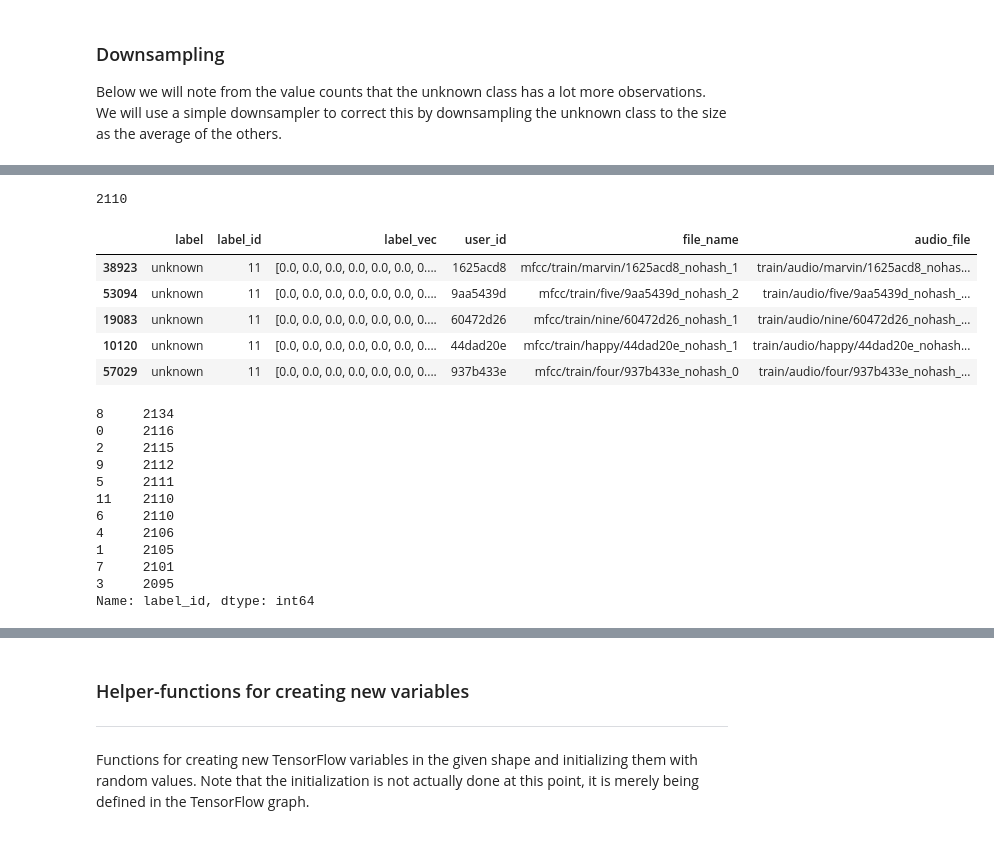
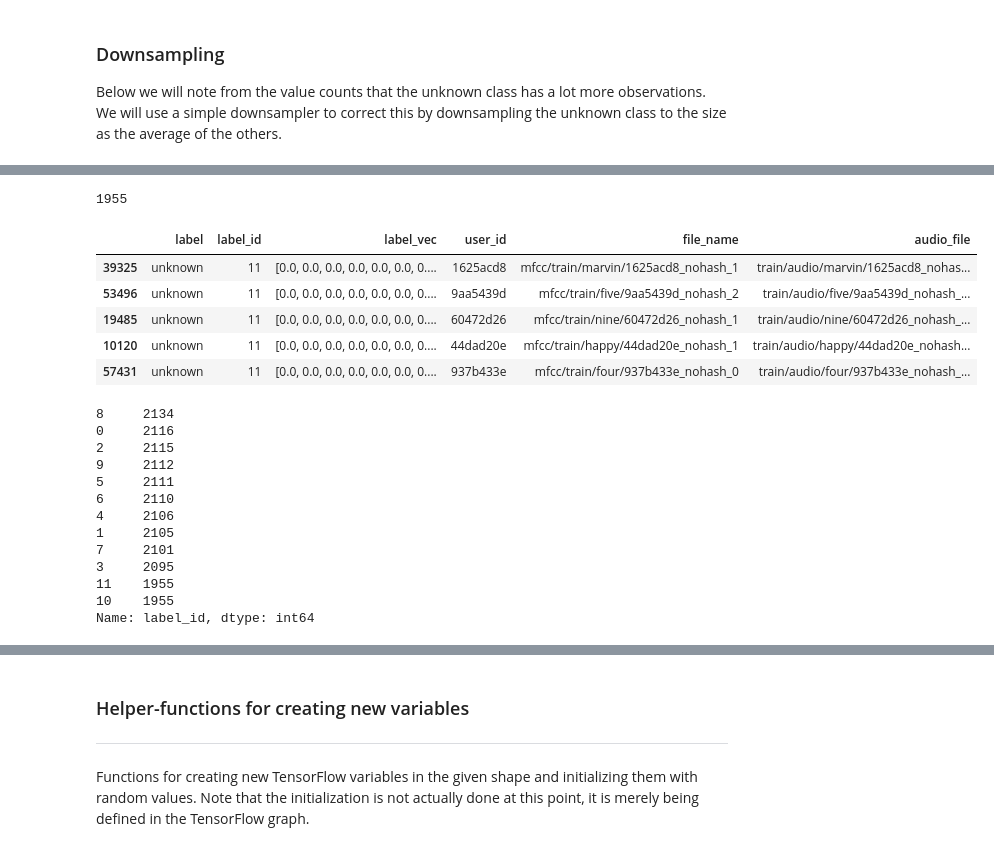
Before and after one commit to Eric-Ens/Speech_Recognition, a Jupyter notebook: 11_class_CNN.ipynb, the cells around one changed output, grey strips where cells are left out. Drawn from its saved outputs; the diff is of its cells as text; code cells hidden in the pictures.

```diff
--- a/11_class_CNN.ipynb
+++ b/11_class_CNN.ipynb
@@ -186,25 +188,30 @@ Name: label_id, dtype: int64
 # %%
 avg_size = np.int(train_df[train_df['label_id'] != 11]['label_id'].value_counts().mean())
 print(avg_size)
 df_maj = train_df[train_df['label_id'] == 11]
-#df_min = train_df[train_df['label_id'] == 10]
-df_rest = train_df[train_df['label_id'] != 11]
+df_min = train_df[train_df['label_id'] == 10]
+df_rest = train_df[train_df['label_id'] < 10]
 
 df_majority_downsampled = resample(df_maj,
                                    replace=False,    # sample without replacement
                                    n_samples=avg_size,
                                    random_state=5)
 
-train_DS = pd.concat([df_majority_downsampled, df_rest]) # This will be the dataframe we use in the program
+df_minority_upsampled = resample(df_min,
+                                 n_samples = avg_size,
+                                 random_state=5)
+
+# This will be the dataframe we use in the program
+train_DS = pd.concat([df_majority_downsampled, df_minority_upsampled, df_rest])
 train_DS.head()
 # %% [output]
-2110
+1955
 |  | label | label_id | label_vec | user_id | file_name | audio_file |
-| 38923 | unknown | 11 | [0.0, 0.0, 0.0, 0.0, 0.0, 0.0, 0.... | 1625acd8 | mfcc/train/marvin/1625acd8_nohash_1 | train/audio/marvin/1625acd8_nohas... |
-| 53094 | unknown | 11 | [0.0, 0.0, 0.0, 0.0, 0.0, 0.0, 0.... | 9aa5439d | mfcc/train/five/9aa5439d_nohash_2 | train/audio/five/9aa5439d_nohash_... |
-| 19083 | unknown | 11 | [0.0, 0.0, 0.0, 0.0, 0.0, 0.0, 0.... | 60472d26 | mfcc/train/nine/60472d26_nohash_1 | train/audio/nine/60472d26_nohash_... |
+| 39325 | unknown | 11 | [0.0, 0.0, 0.0, 0.0, 0.0, 0.0, 0.... | 1625acd8 | mfcc/train/marvin/1625acd8_nohash_1 | train/audio/marvin/1625acd8_nohas... |
+| 53496 | unknown | 11 | [0.0, 0.0, 0.0, 0.0, 0.0, 0.0, 0.... | 9aa5439d | mfcc/train/five/9aa5439d_nohash_2 | train/audio/five/9aa5439d_nohash_... |
+| 19485 | unknown | 11 | [0.0, 0.0, 0.0, 0.0, 0.0, 0.0, 0.... | 60472d26 | mfcc/train/nine/60472d26_nohash_1 | train/audio/nine/60472d26_nohash_... |
 | 10120 | unknown | 11 | [0.0, 0.0, 0.0, 0.0, 0.0, 0.0, 0.... | 44dad20e | mfcc/train/happy/44dad20e_nohash_1 | train/audio/happy/44dad20e_nohash... |
-| 57029 | unknown | 11 | [0.0, 0.0, 0.0, 0.0, 0.0, 0.0, 0.... | 937b433e | mfcc/train/four/937b433e_nohash_0 | train/audio/four/937b433e_nohash_... |
+| 57431 | unknown | 11 | [0.0, 0.0, 0.0, 0.0, 0.0, 0.0, 0.... | 937b433e | mfcc/train/four/937b433e_nohash_0 | train/audio/four/937b433e_nohash_... |
 # %%
 train_DS['label_id'].value_counts()
 # %% [output]
@@ -213,12 +220,13 @@ train_DS['label_id'].value_counts()
 2     2115
 9     2112
 5     2111
-11    2110
 6     2110
 4     2106
 1     2105
 7     2101
 3     2095
+11    1955
+10    1955
 Name: label_id, dtype: int64
 # %%
 def play_sound(files, cls_true, cls_pred=None):
```
Also changed, not shown: parts of 25 cells of this notebook, 3 other files.
